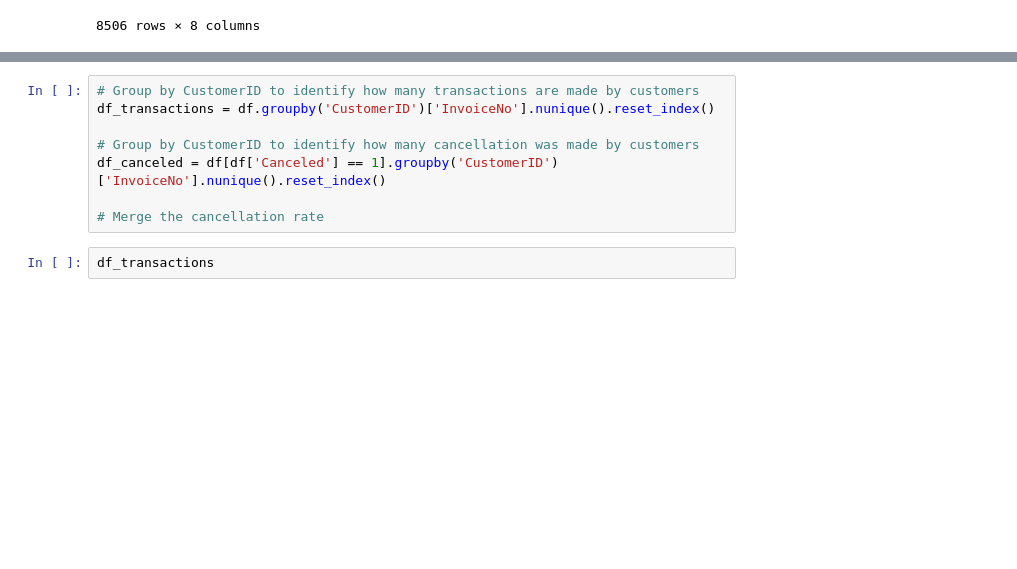
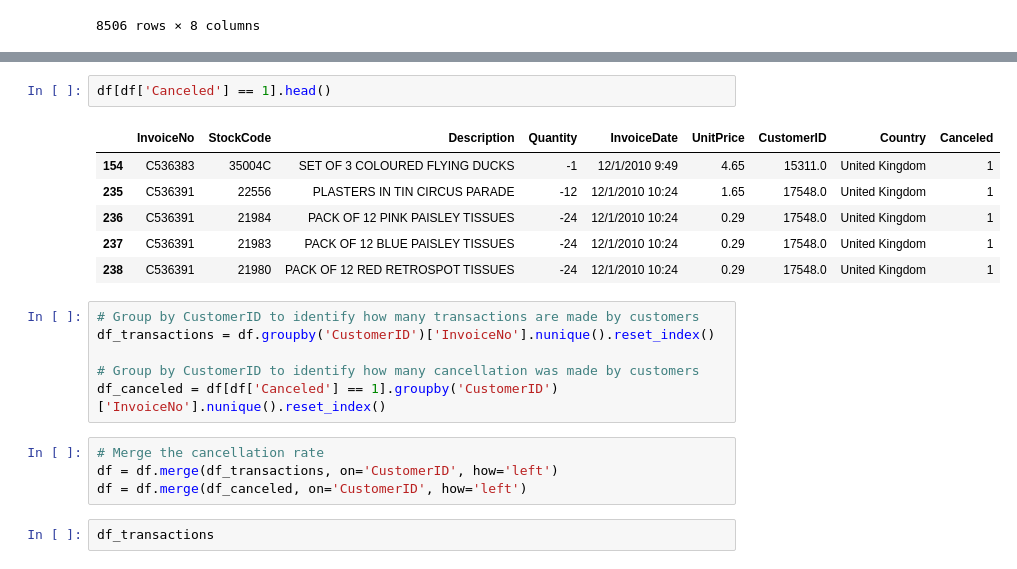
Before and after one commit to iamyunaseo/e-commerce-customer-behavior-analytics, a Jupyter notebook: e-commerce-customer-behavior-analytics.ipynb, the cells around one changed output, grey strips where cells are left out. Cells and saved outputs as stored; diff of their text form; blank space fills up the shorter version.

```diff
--- a/e-commerce-customer-behavior-analytics.ipynb
+++ b/e-commerce-customer-behavior-analytics.ipynb
@@ -581,11 +467,22 @@ See the caveats in the documentation: https://pandas.pydata.org/pandas-docs/stab
+# %%
+df[df['Canceled'] == 1].head()
+# %% [output]
+|  | InvoiceNo | StockCode | Description | Quantity | InvoiceDate | UnitPrice | CustomerID | Country | Canceled |
+| 154 | C536383 | 35004C | SET OF 3 COLOURED FLYING DUCKS | -1 | 12/1/2010 9:49 | 4.65 | 15311.0 | United Kingdom | 1 |
+| 235 | C536391 | 22556 | PLASTERS IN TIN CIRCUS PARADE | -12 | 12/1/2010 10:24 | 1.65 | 17548.0 | United Kingdom | 1 |
+| 236 | C536391 | 21984 | PACK OF 12 PINK PAISLEY TISSUES | -24 | 12/1/2010 10:24 | 0.29 | 17548.0 | United Kingdom | 1 |
+| 237 | C536391 | 21983 | PACK OF 12 BLUE PAISLEY TISSUES | -24 | 12/1/2010 10:24 | 0.29 | 17548.0 | United Kingdom | 1 |
+| 238 | C536391 | 21980 | PACK OF 12 RED RETROSPOT TISSUES | -24 | 12/1/2010 10:24 | 0.29 | 17548.0 | United Kingdom | 1 |
 # %%
 # Group by CustomerID to identify how many transactions are made by customers
 df_transactions = df.groupby('CustomerID')['InvoiceNo'].nunique().reset_index()
 
 # Group by CustomerID to identify how many cancellation was made by customers
 df_canceled = df[df['Canceled'] == 1].groupby('CustomerID')['InvoiceNo'].nunique().reset_index()
-
-# Merge the cancellation rate
+# %%
+# Merge the cancellation rate
+df = df.merge(df_transactions, on='CustomerID', how='left')
+df = df.merge(df_canceled, on='CustomerID', how='left')
 # %%
 df_transactions
 # %% [output]
```
Also changed, not shown: parts of 19 cells of this notebook, 1 other file.
